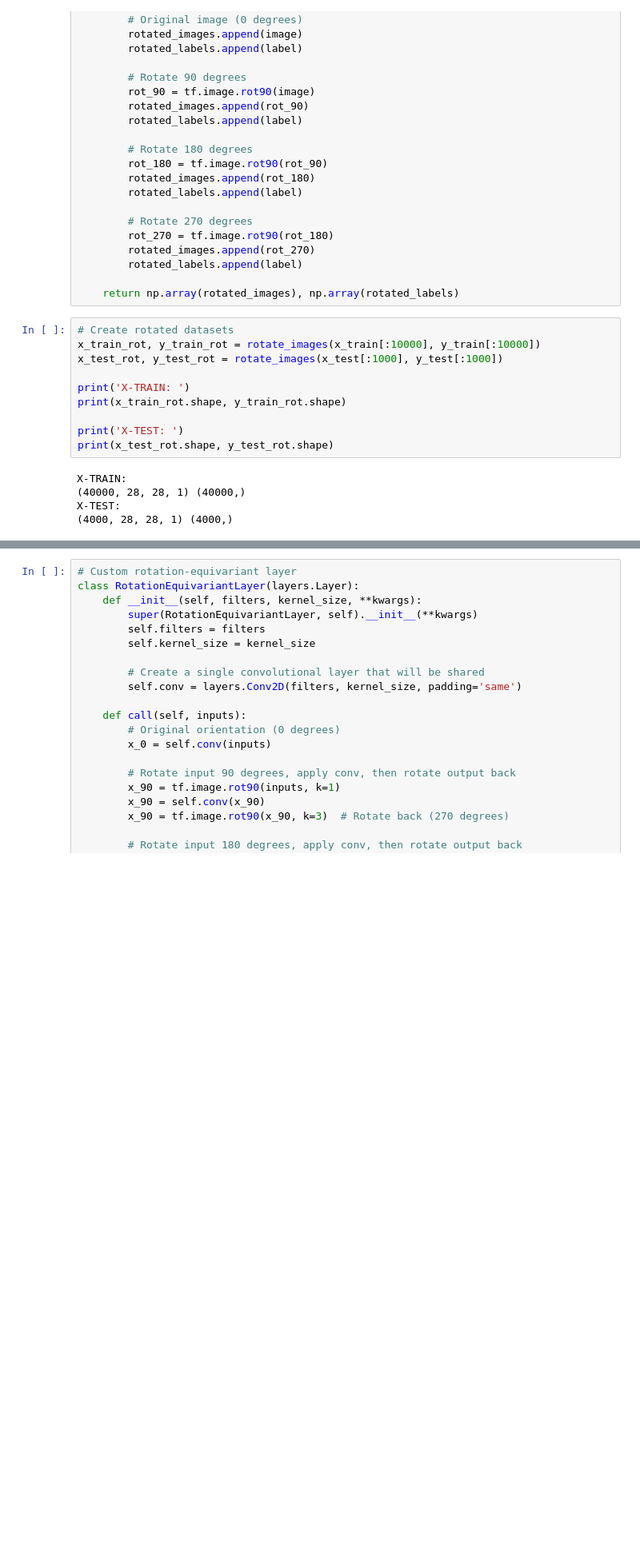
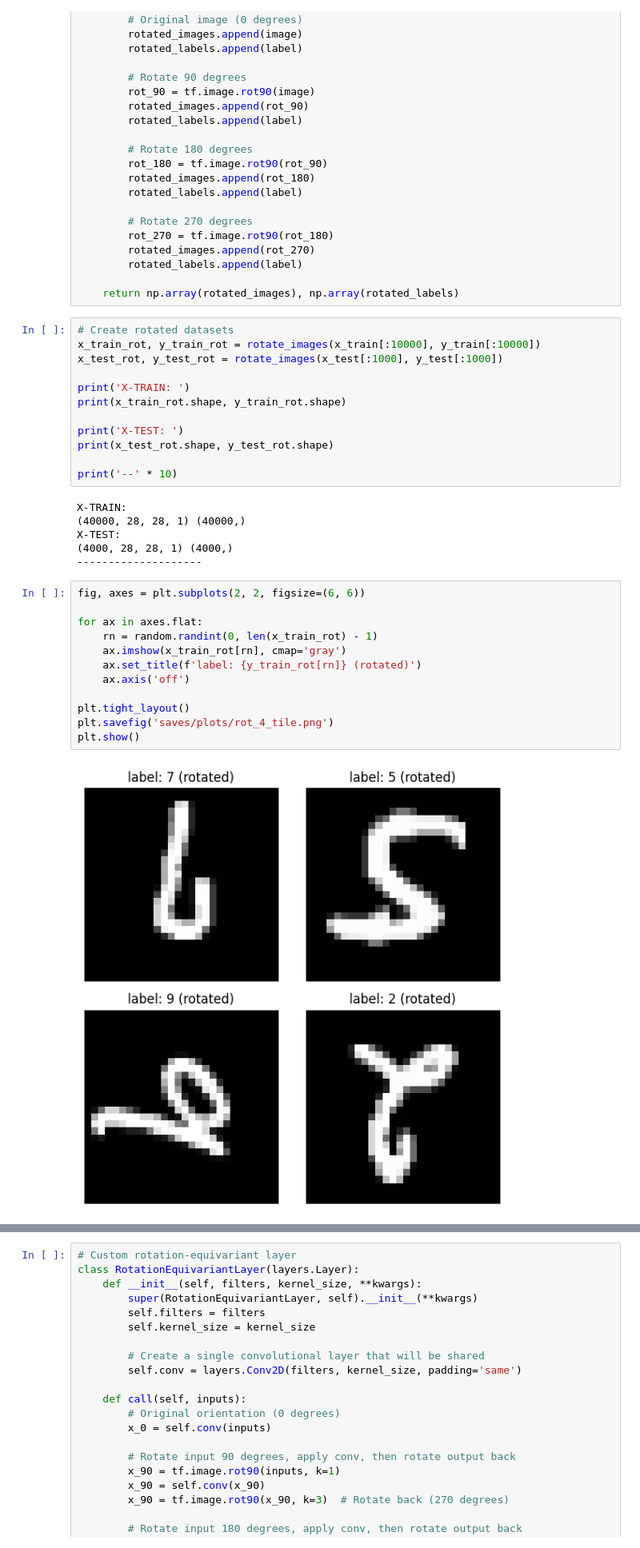
Before and after one commit to AlikMon88/Event-Classification-Boson-Decay, a Jupyter notebook: section_a.ipynb, the cells around one changed output, grey strips where cells are left out. Shown at 80% size. Cells and saved outputs as stored; diff of their text form; blank space fills up the shorter version.

```diff
--- a/section_a.ipynb
+++ b/section_a.ipynb
@@ -68,8 +68,25 @@ print(x_train_rot.shape, y_train_rot.shape)
 
 print('X-TEST: ')
 print(x_test_rot.shape, y_test_rot.shape)
+
+print('--' * 10)
 # %% [output]
 X-TRAIN:
 (40000, 28, 28, 1) (40000,)
 X-TEST:
 (4000, 28, 28, 1) (4000,)
+--------------------
+# %%
+fig, axes = plt.subplots(2, 2, figsize=(6, 6))
+
+for ax in axes.flat:
+    rn = random.randint(0, len(x_train_rot) - 1)
+    ax.imshow(x_train_rot[rn], cmap='gray')
+    ax.set_title(f'label: {y_train_rot[rn]} (rotated)')
+    ax.axis('off')
+
+plt.tight_layout()
+plt.savefig('saves/plots/rot_4_tile.png')
+plt.show()
+# %% [output]
+[figure, added]
```
Also changed, not shown: parts of 22 cells of this notebook, 51 other files.
